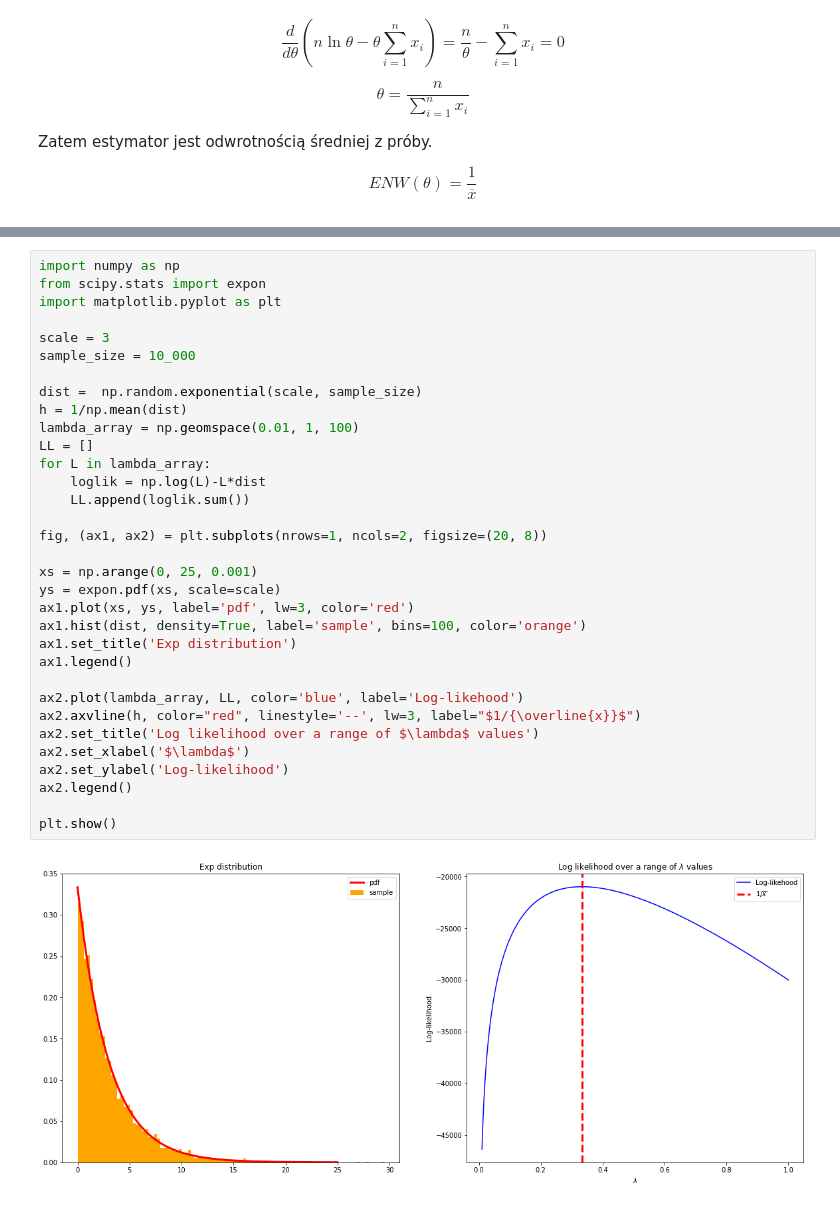
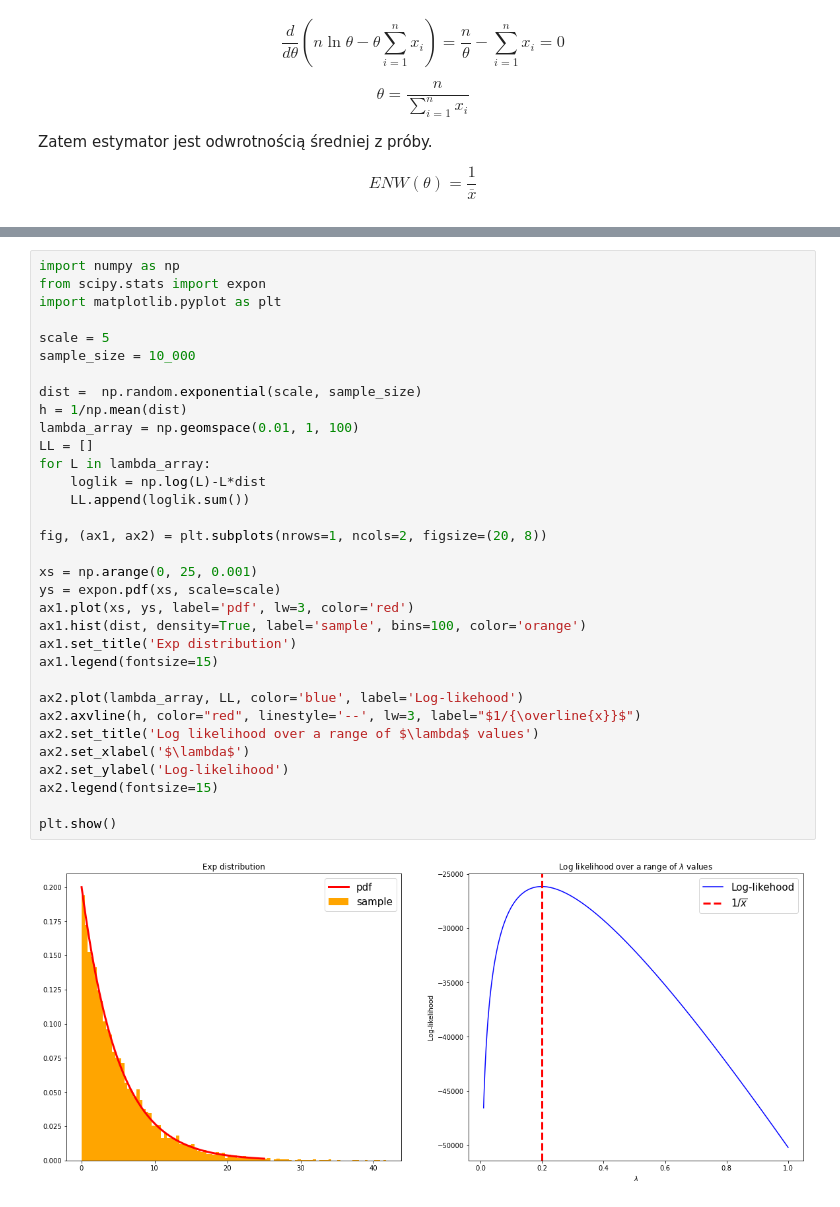
Before and after one commit to kosmobiker/SGH, a Jupyter notebook: Statistics/hw2.ipynb, the cells around one changed output, grey strips where cells are left out. Drawn from its saved outputs; the diff is of its cells as text.

```diff
--- a/Statistics/hw2.ipynb
+++ b/Statistics/hw2.ipynb
@@ -53,34 +60,34 @@ $$R(\theta) = \text{Var} T + b^2(\theta) = \frac{1}{\theta^2} + \frac{\theta^2}{
 import numpy as np
 from scipy.stats import expon
 import matplotlib.pyplot as plt
 
-scale = 3
+scale = 5
 sample_size = 10_000
 
 dist =  np.random.exponential(scale, sample_size)
 h = 1/np.mean(dist)
 lambda_array = np.geomspace(0.01, 1, 100)
 LL = []
 for L in lambda_array:
     loglik = np.log(L)-L*dist
     LL.append(loglik.sum())
 
 fig, (ax1, ax2) = plt.subplots(nrows=1, ncols=2, figsize=(20, 8))
 
 xs = np.arange(0, 25, 0.001)
 ys = expon.pdf(xs, scale=scale)
 ax1.plot(xs, ys, label='pdf', lw=3, color='red')
 ax1.hist(dist, density=True, label='sample', bins=100, color='orange')
 ax1.set_title('Exp distribution')
-ax1.legend()
+ax1.legend(fontsize=15)
 
 ax2.plot(lambda_array, LL, color='blue', label='Log-likehood')
 ax2.axvline(h, color="red", linestyle='--', lw=3, label="$1/{\overline{x}}$")
 ax2.set_title('Log likelihood over a range of $\lambda$ values')
 ax2.set_xlabel('$\lambda$')
 ax2.set_ylabel('Log-likelihood')
-ax2.legend()
+ax2.legend(fontsize=15)
 
 plt.show()
 # %% [output]
-[figure, old version]
+[figure, new version]
```
Also changed, not shown: parts of 2 cells of this notebook.
